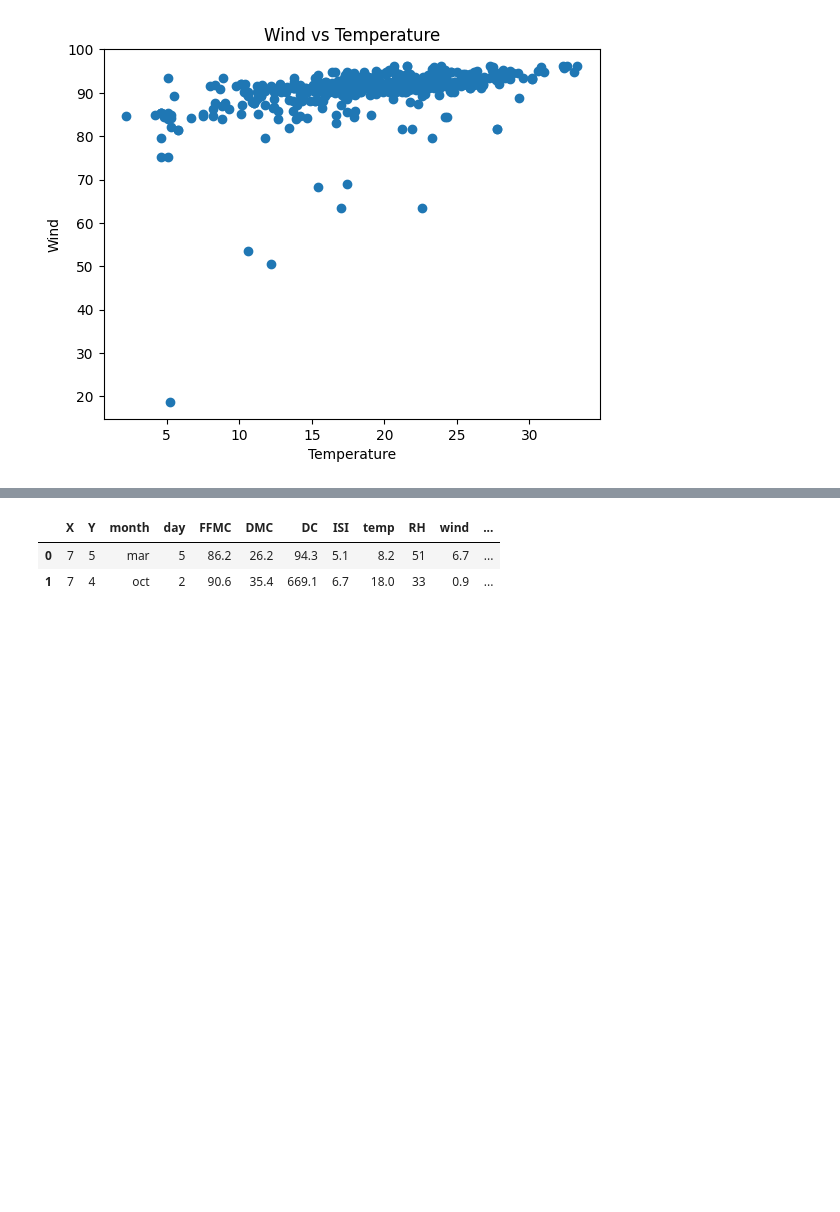
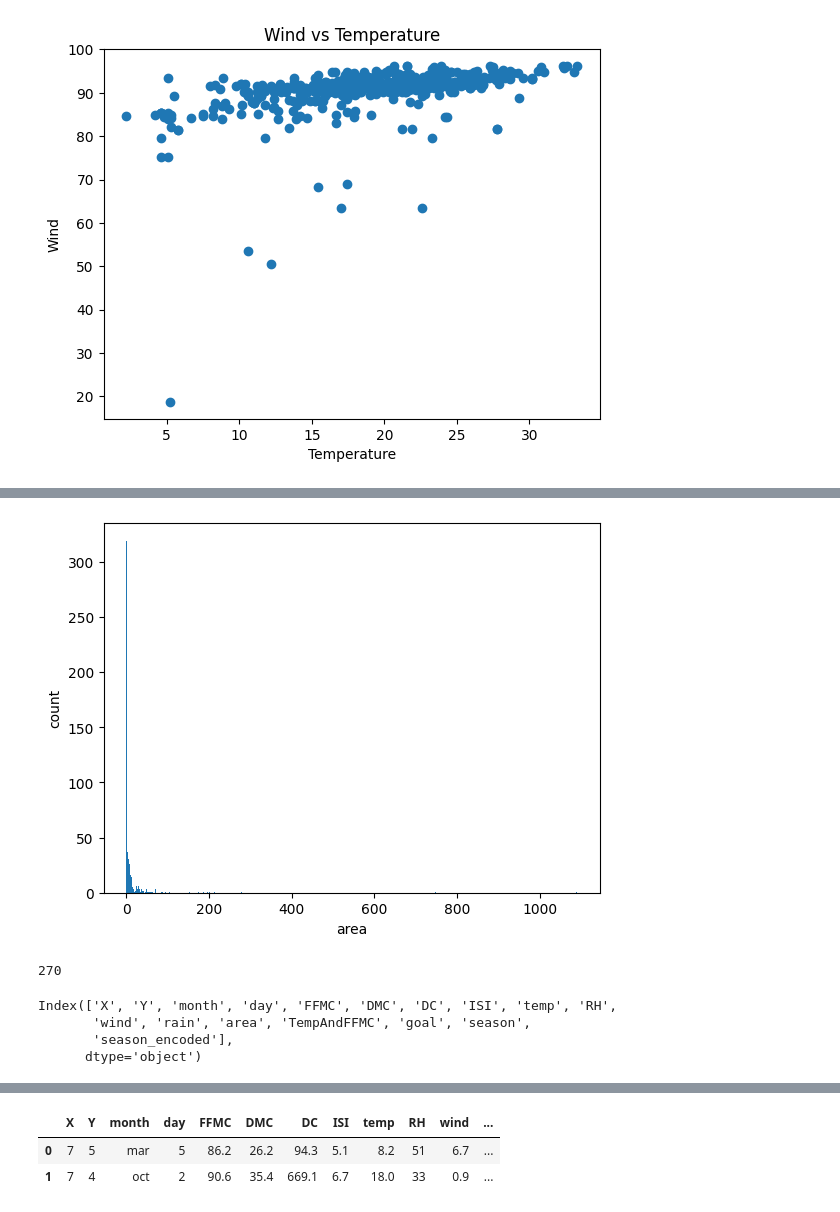
Before and after one commit to Matthewtershi/tamuhack24, a Jupyter notebook: tester.ipynb, the cells around one changed output, grey strips where cells are left out. Cells and saved outputs as stored; diff of their text form; code cells hidden in the pictures; blank space fills up the shorter version.

```diff
--- a/tester.ipynb
+++ b/tester.ipynb
@@ -58,3 +55,23 @@ plt.show()
+# %%
+plt.hist(df['area'], bins=500)
+plt.xlabel('area')
+plt.ylabel('count')
+plt.show()
+# %% [output]
+[figure, added]
+# %%
+threshold = 0.0
+df['goal'] = (df['area'] != threshold).astype(int)
+print(len(df.loc[df['goal'] != 0]))
+# %% [output]
+270
+# %%
+df.columns
+# %% [output]
+Index(['X', 'Y', 'month', 'day', 'FFMC', 'DMC', 'DC', 'ISI', 'temp', 'RH',
+       'wind', 'rain', 'area', 'TempAndFFMC', 'goal', 'season',
+       'season_encoded'],
+      dtype='object')
 # %%
 plt.scatter(df['temp'], df['goal'])
 plt.xlabel('FFMC')
```
Also changed, not shown: parts of 15 cells of this notebook.
